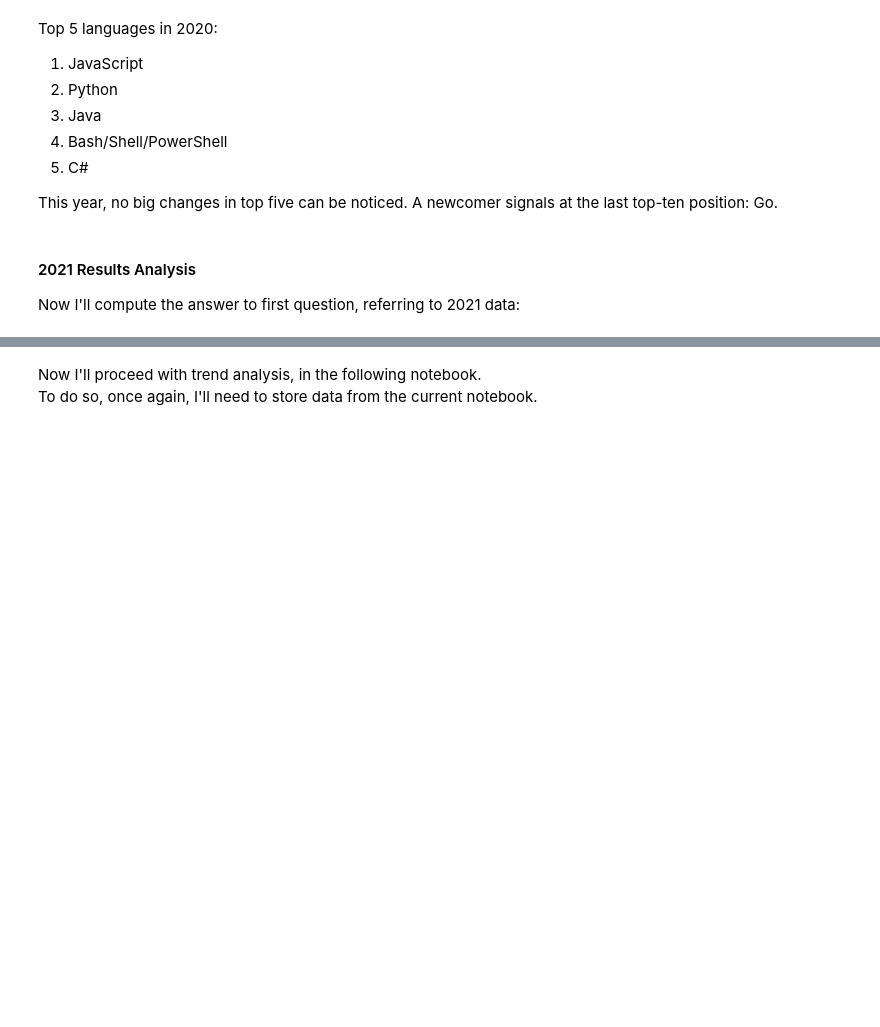
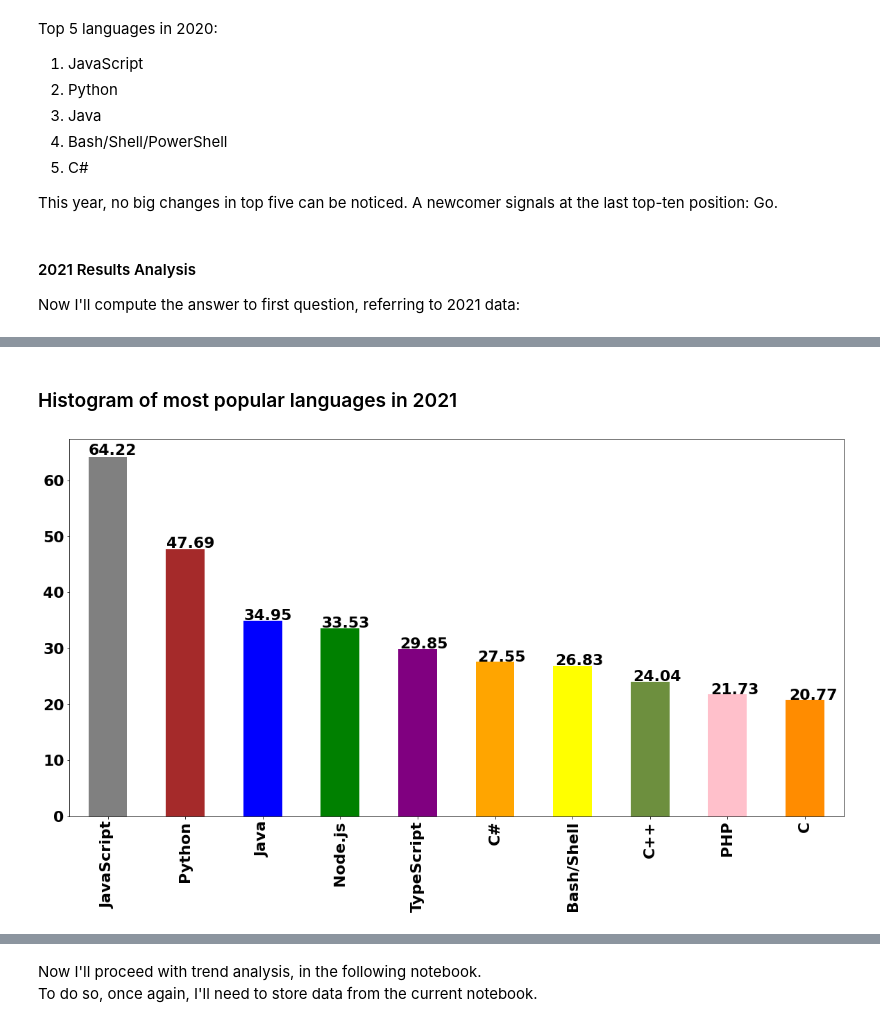
Before and after one commit to alfreedolf/stackoverflow_multiple_years, a Jupyter notebook: notebooks/1.LanguagesPopularityByYear.ipynb, the cells around one changed output, grey strips where cells are left out. Saved outputs shown, nothing was run; the diff lists cells and outputs as text; code cells hidden in the pictures; blank space fills up the shorter version.

Commit message:
feat: 2021 data analysis complete

```diff
--- a/notebooks/1.LanguagesPopularityByYear.ipynb
+++ b/notebooks/1.LanguagesPopularityByYear.ipynb
@@ -913,0 +1645,4 @@ This year, Python strengthen its 2nd position respect to Java and reduced the ga
+# %%
+lre_21 = LanguagesRankingExtractor(df_surveys_21, columns_selection_criteria="LanguageHaveWorkedWith", prefix_to_remove='LanguageHaveWorkedWith: ', exclusion_list=['LanguageHaveWorkedWith: HTML/CSS', 'LanguageHaveWorkedWith: SQL'])
+
+s_2021_proficiencies_stats = lre_21.get_stats()
@@ -913,0 +1665,5 @@ This year, Python strengthen its 2nd position respect to Java and reduced the ga
+# %%
+# computing percentages
+lpp_21 = LanguagesProficienciesPercentages(lre_21)
+
+s_2021_proficiencies_percentages = lpp_21.get_stats()
@@ -913,0 +1684,10 @@ This year, Python strengthen its 2nd position respect to Java and reduced the ga
+# %% [markdown]
+### Histogram of most popular languages in 2021
+# %%
+# plotting data
+ax_21 = s_2021_proficiencies_percentages['top ten proficiency percentages'].plot.bar(color=languages_palette_list)
+# annotating values on top of each bar, for readability
+for p in ax_21.patches:
+    ax_21.annotate(str(round(p.get_height(), 2)), (p.get_x() * 1.005, p.get_height() * 1.005))
+# %% [output]
+[figure, added]
```
Also changed, not shown: parts of 81 cells of this notebook.
